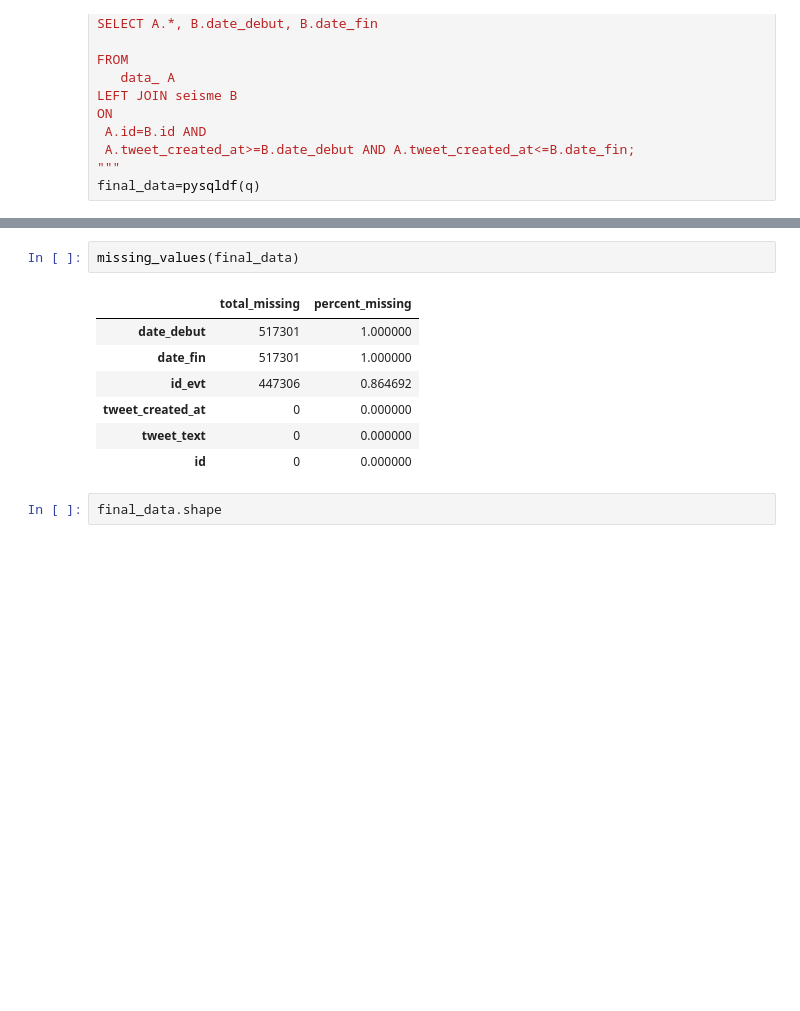
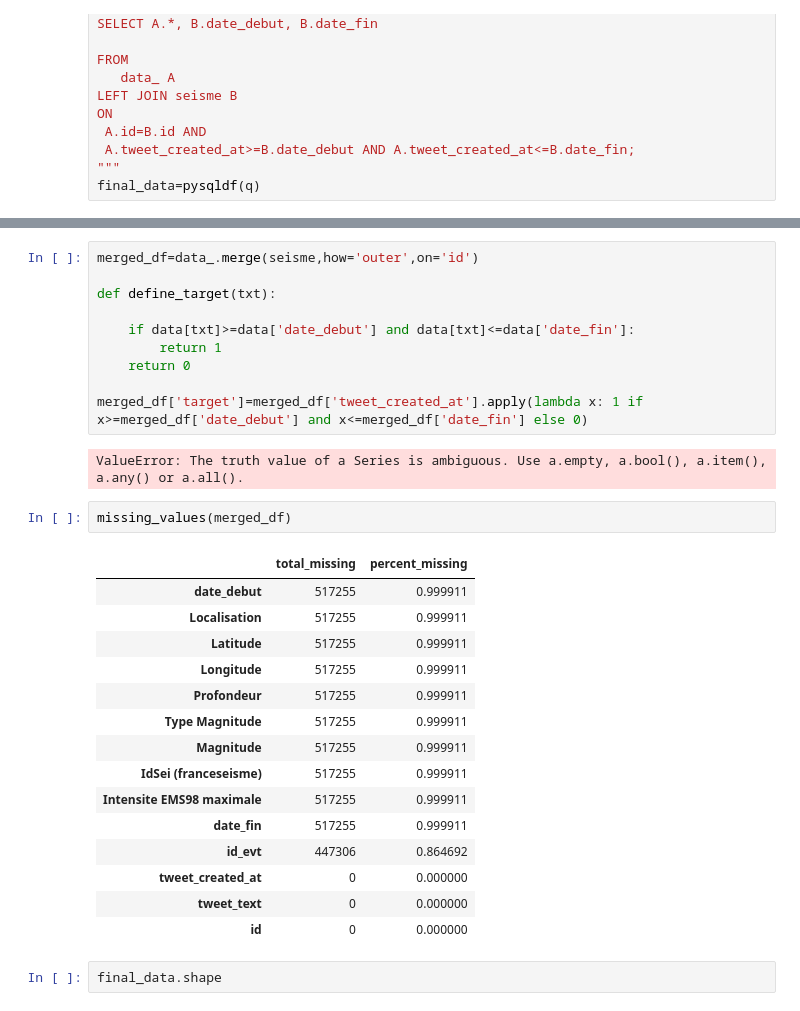
Before and after one commit to MohamedHmamouch/Earthquake_prediction, a Jupyter notebook: Notebook/Prediction_seisme_NLP.ipynb, the cells around one changed output, grey strips where cells are left out. Drawn from its saved outputs; the diff is of its cells as text; blank space fills up the shorter version.

```diff
--- a/Notebook/Prediction_seisme_NLP.ipynb
+++ b/Notebook/Prediction_seisme_NLP.ipynb
@@ -629,9 +630,29 @@ final_data
+# %%
+merged_df=data_.merge(seisme,how='outer',on='id')
+
+def define_target(txt):
+
+    if data[txt]>=data['date_debut'] and data[txt]<=data['date_fin']:
+        return 1
+    return 0
+
+merged_df['target']=merged_df['tweet_created_at'].apply(lambda x: 1 if x>=merged_df['date_debut'] and x<=merged_df['date_fin'] else 0)
+# %% [output]
+ValueError: The truth value of a Series is ambiguous. Use a.empty, a.bool(), a.item(), a.any() or a.all().
 # %%
-missing_values(final_data)
+missing_values(merged_df)
 # %% [output]
 |  | total_missing | percent_missing |
-| date_debut | 517301 | 1.000000 |
-| date_fin | 517301 | 1.000000 |
+| date_debut | 517255 | 0.999911 |
+| Localisation | 517255 | 0.999911 |
+| Latitude | 517255 | 0.999911 |
+| Longitude | 517255 | 0.999911 |
+| Profondeur | 517255 | 0.999911 |
+| Type Magnitude | 517255 | 0.999911 |
+| Magnitude | 517255 | 0.999911 |
+| IdSei (franceseisme) | 517255 | 0.999911 |
+| Intensite EMS98 maximale | 517255 | 0.999911 |
+| date_fin | 517255 | 0.999911 |
 | id_evt | 447306 | 0.864692 |
 | tweet_created_at | 0 | 0.000000 |
 | tweet_text | 0 | 0.000000 |
```
Also changed, not shown: parts of 3 cells of this notebook.
